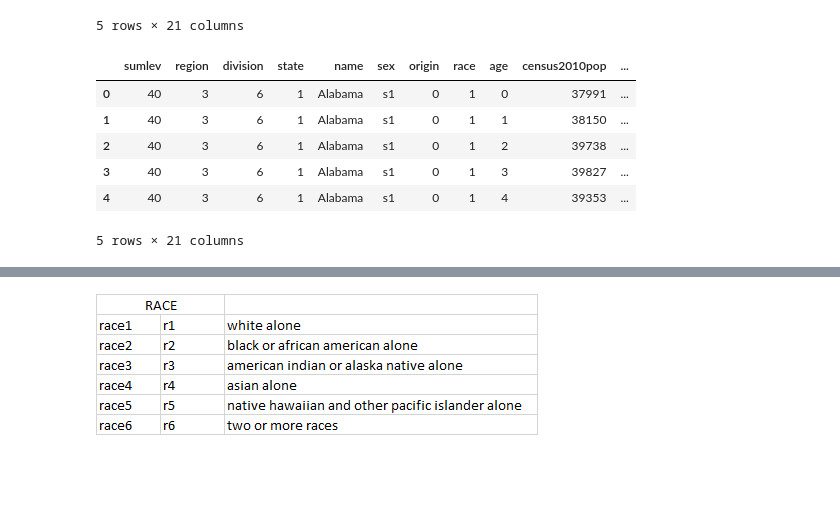
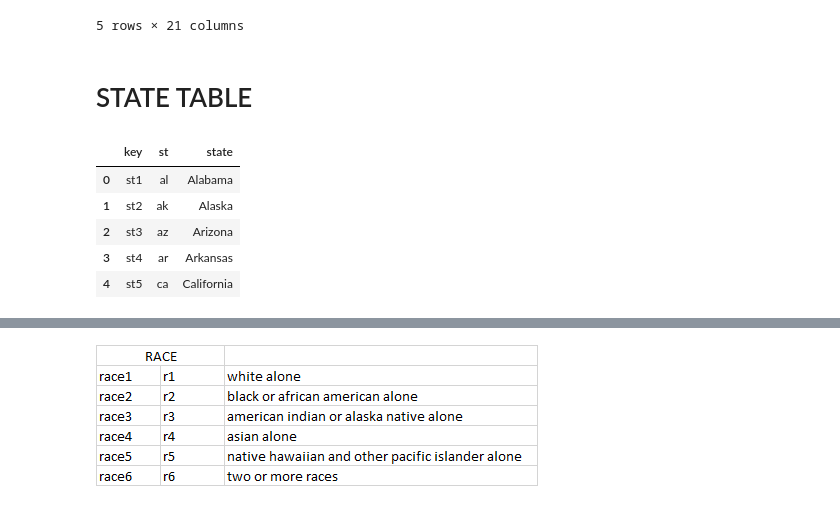
Before and after one commit to isabelle-sanford/senate-analysis, a Jupyter notebook: Resources/kosal/DataCleanUP.ipynb, the cells around one changed output, grey strips where cells are left out. Cells and saved outputs as stored; diff of their text form; code cells hidden in the pictures; blank space fills up the shorter version.

```diff
--- a/Resources/kosal/DataCleanUP.ipynb
+++ b/Resources/kosal/DataCleanUP.ipynb
@@ -34,15 +34,22 @@ population_df.head()
 | 3 | 40 | 3 | 6 | 1 | Alabama | 0 | 0 | 1 | 3 | 39827 | ... |
 | 4 | 40 | 3 | 6 | 1 | Alabama | 0 | 0 | 1 | 4 | 39353 | ... |
 5 rows × 21 columns
-# %%
-# changing sex keys to s1=total, s2=male, s3= females
-population_df.sex = population_df.sex.replace([0,1,2], ["s1","s2","s3"])
-population_df.head()
-# %% [output]
-|  | sumlev | region | division | state | name | sex | origin | race | age | census2010pop | ... |
-| 0 | 40 | 3 | 6 | 1 | Alabama | s1 | 0 | 1 | 0 | 37991 | ... |
-| 1 | 40 | 3 | 6 | 1 | Alabama | s1 | 0 | 1 | 1 | 38150 | ... |
-| 2 | 40 | 3 | 6 | 1 | Alabama | s1 | 0 | 1 | 2 | 39738 | ... |
-| 3 | 40 | 3 | 6 | 1 | Alabama | s1 | 0 | 1 | 3 | 39827 | ... |
-| 4 | 40 | 3 | 6 | 1 | Alabama | s1 | 0 | 1 | 4 | 39353 | ... |
-5 rows × 21 columns
+# %% [markdown]
+# STATE TABLE
+# %%
+state_df = pd.DataFrame(population_df.name.unique(), columns=['state'])
+state_df['key'] = ['st'+str(x+1) for x in range(len(state_df))]
+
+for a in range(len(state)):
+    state_df.loc[state_df.state.str.lower()==state.states[a].lower(),'st'] = state.st[a].lower()
+
+state_df = state_df[['key','st', 'state']]
+
+state_df.head()
+# %% [output]
+|  | key | st | state |
+| 0 | st1 | al | Alabama |
+| 1 | st2 | ak | Alaska |
+| 2 | st3 | az | Arizona |
+| 3 | st4 | ar | Arkansas |
+| 4 | st5 | ca | California |
```
Also changed, not shown: parts of 18 cells of this notebook, 4 other files.
